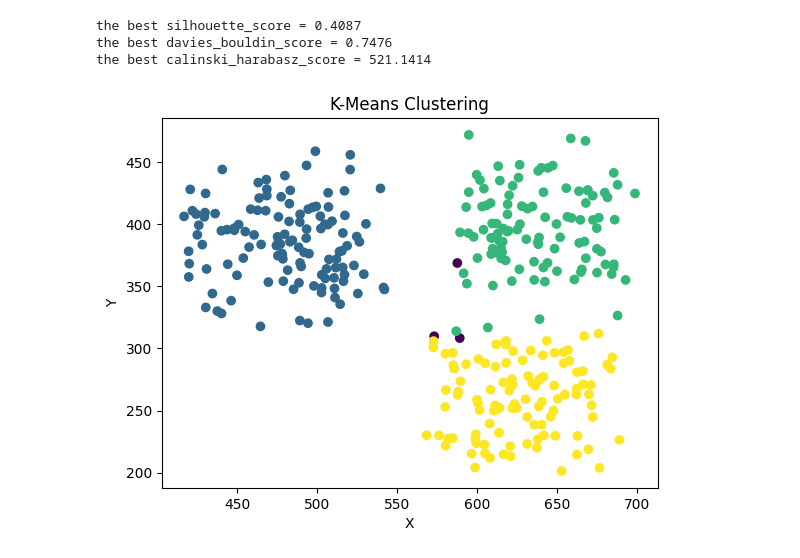
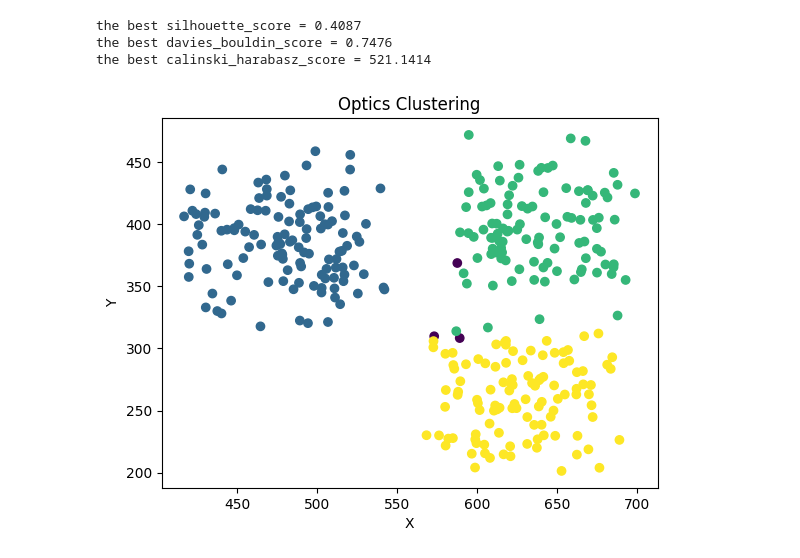
Before and after one commit to AIdjis/Clustering, a Jupyter notebook: notebooks/Optics.ipynb, the cells around one changed output. Drawn from its saved outputs; the diff is of its cells as text; code cells hidden in the pictures.

Commit message:
📝 Update the output of optics clustering algorithm

```diff
--- a/notebooks/Optics.ipynb
+++ b/notebooks/Optics.ipynb
@@ -75,10 +78,10 @@ the best calinski_harabasz_score = 521.1414
 # %%
 # plot the cluster
 
 plt.scatter(data['X'],data['Y'],c=cluster_labels)
-plt.title('K-Means Clustering')
+plt.title('Optics Clustering')
 plt.ylabel('Y')
 plt.xlabel('X')
 plt.show()
 # %% [output]
-[figure, old version]
+[figure, new version]
```
Also changed, not shown: parts of 3 cells of this notebook.
